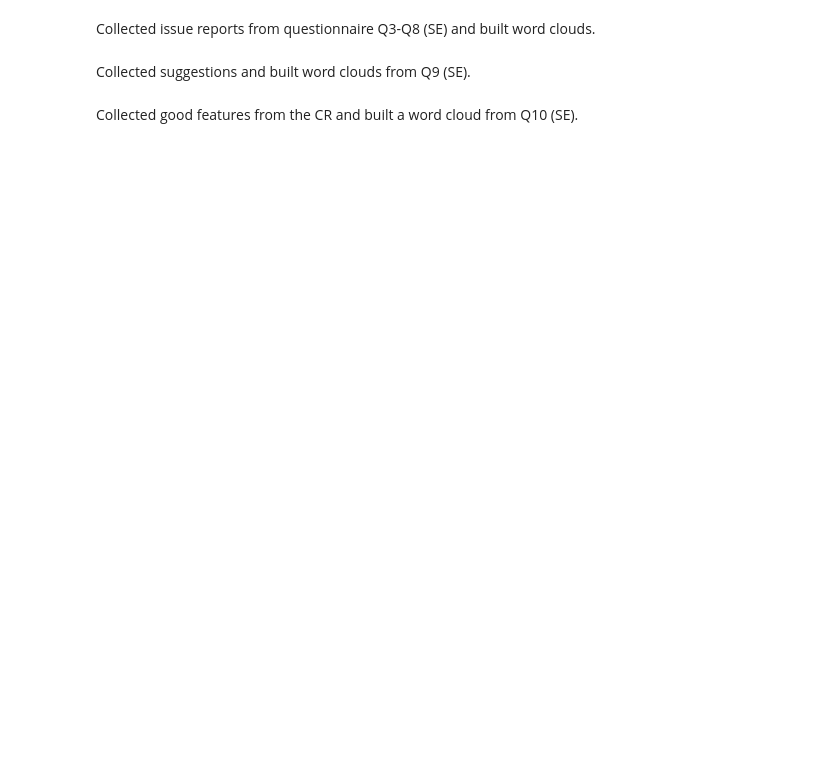
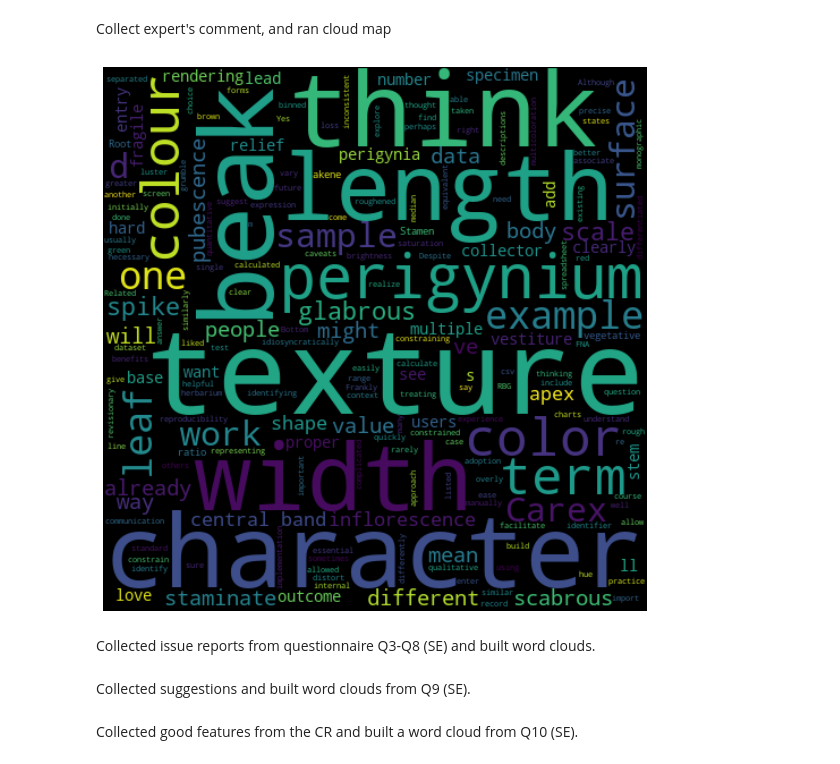
Before and after one commit to YuxuanZhou1/Character-Recorder-DA, a Jupyter notebook: Word cloud.ipynb, the cells around one changed output. Drawn from its saved outputs; the diff is of its cells as text; code cells hidden in the pictures; blank space fills up the shorter version.

Commit message:
add expert questionnaire

```diff
--- a/Word cloud.ipynb
+++ b/Word cloud.ipynb
@@ -6,3 +7,10 @@ import os
 # %%
 file = open("Files/CR-shortanswer.csv")
 reader_contents = pd.read_csv(file, header = 0)
+# %% [markdown]
+Collect expert's comment, and ran cloud map
+# %%
+file_1 = open("Files/CR-expertshortanswer.csv" ,encoding= 'unicode_escape')
+reader_contents_1 = pd.read_csv(file_1, header = 0)
+# %%
+expert_comment = reader_contents_1["StartDate"].dropna()[13:]
@@ -9,3 +38,14 @@ reader_contents = pd.read_csv(file, header = 0)
+# %%
+wordcloud_1 = WordCloud(width=480, height=480, background_color="black").generate(word_cloud(expert_comment))
+
+plt.figure(figsize = [10,10])
+plt.imshow(wordcloud_1, interpolation="bilinear")
+
+plt.axis("off")
+plt.margins(x=0, y=0)
+plt.show()
+# %% [output]
+[figure, added]
 # %% [markdown]
 Collected issue reports from questionnaire Q3-Q8 (SE) and built word clouds.
 # %%
```
Also changed, not shown: parts of 7 cells of this notebook, 35 other files.
